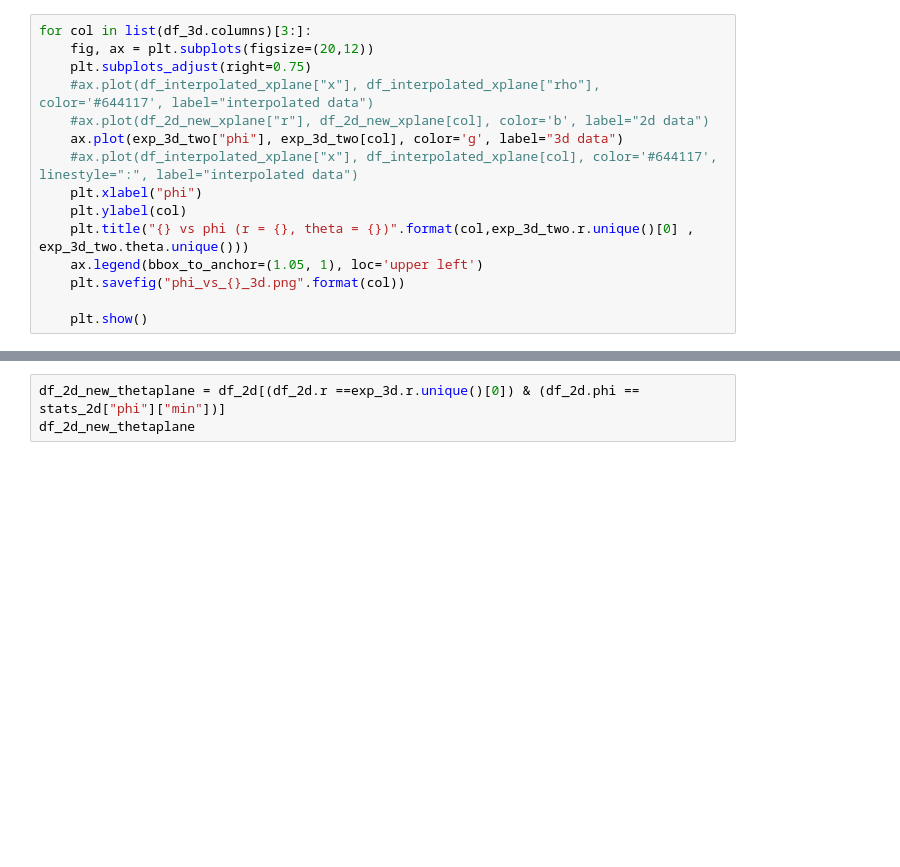
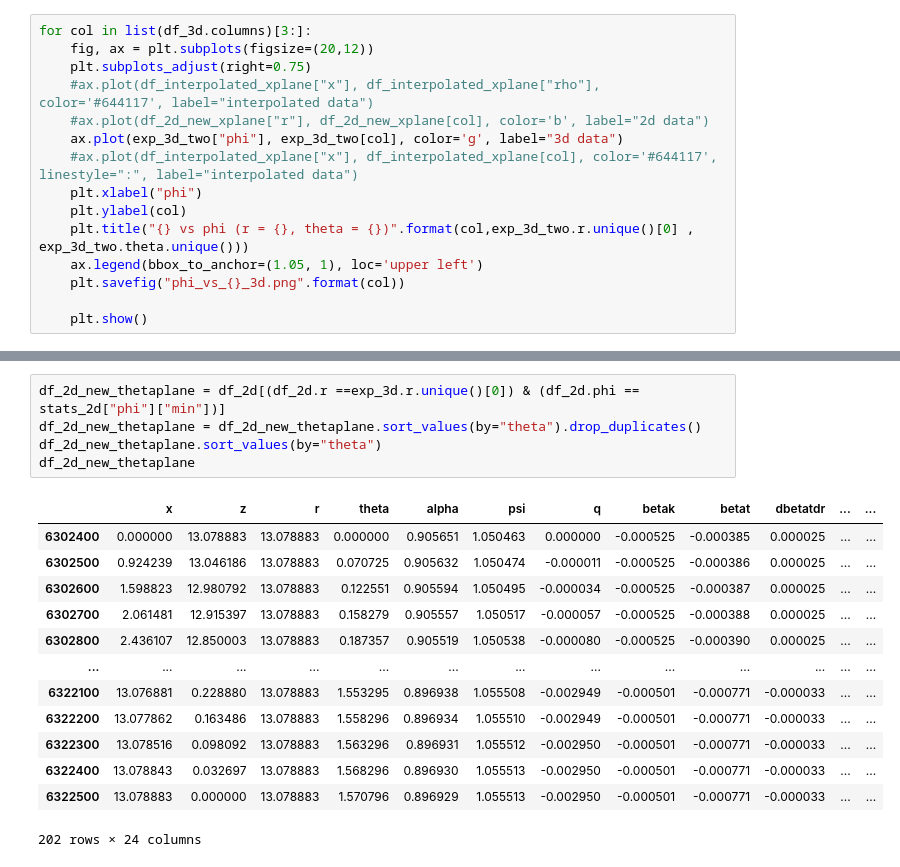
Before and after one commit to TsokarosRelativity/BlackHoleDiskProject, a Jupyter notebook: notebooks/check.ipynb, the cells around one changed output, grey strips where cells are left out. Cells and saved outputs as stored; diff of their text form; blank space fills up the shorter version.

```diff
--- a/notebooks/check.ipynb
+++ b/notebooks/check.ipynb
@@ -113,5 +208,21 @@ df_2d_new_phiplane
 # %%
 df_2d_new_thetaplane = df_2d[(df_2d.r ==exp_3d.r.unique()[0]) & (df_2d.phi == stats_2d["phi"]["min"])]
+df_2d_new_thetaplane = df_2d_new_thetaplane.sort_values(by="theta").drop_duplicates()
+df_2d_new_thetaplane.sort_values(by="theta")
 df_2d_new_thetaplane
+# %% [output]
+|  | x | z | r | theta | alpha | psi | q | betak | betat | dbetatdr | ... | ... |
+| 6302400 | 0.000000 | 13.078883 | 13.078883 | 0.000000 | 0.905651 | 1.050463 | 0.000000 | -0.000525 | -0.000385 | 0.000025 | ... | ... |
+| 6302500 | 0.924239 | 13.046186 | 13.078883 | 0.070725 | 0.905632 | 1.050474 | -0.000011 | -0.000525 | -0.000386 | 0.000025 | ... | ... |
+| 6302600 | 1.598823 | 12.980792 | 13.078883 | 0.122551 | 0.905594 | 1.050495 | -0.000034 | -0.000525 | -0.000387 | 0.000025 | ... | ... |
+| 6302700 | 2.061481 | 12.915397 | 13.078883 | 0.158279 | 0.905557 | 1.050517 | -0.000057 | -0.000525 | -0.000388 | 0.000025 | ... | ... |
+| 6302800 | 2.436107 | 12.850003 | 13.078883 | 0.187357 | 0.905519 | 1.050538 | -0.000080 | -0.000525 | -0.000390 | 0.000025 | ... | ... |
+| ... | ... | ... | ... | ... | ... | ... | ... | ... | ... | ... | ... | ... |
+| 6322100 | 13.076881 | 0.228880 | 13.078883 | 1.553295 | 0.896938 | 1.055508 | -0.002949 | -0.000501 | -0.000771 | -0.000033 | ... | ... |
+| 6322200 | 13.077862 | 0.163486 | 13.078883 | 1.558296 | 0.896934 | 1.055510 | -0.002949 | -0.000501 | -0.000771 | -0.000033 | ... | ... |
+| 6322300 | 13.078516 | 0.098092 | 13.078883 | 1.563296 | 0.896931 | 1.055512 | -0.002950 | -0.000501 | -0.000771 | -0.000033 | ... | ... |
+| 6322400 | 13.078843 | 0.032697 | 13.078883 | 1.568296 | 0.896930 | 1.055513 | -0.002950 | -0.000501 | -0.000771 | -0.000033 | ... | ... |
+| 6322500 | 13.078883 | 0.000000 | 13.078883 | 1.570796 | 0.896929 | 1.055513 | -0.002950 | -0.000501 | -0.000771 | -0.000033 | ... | ... |
+202 rows × 24 columns
 # %%
 df_2d_new_xplane = df_2d[((df_2d.theta == dict(df_2d.theta.describe())["max"])) & (df_2d.phi == stats_2d["phi"]["min"])]
```
Also changed, not shown: parts of 14 cells of this notebook, 1 other file.
